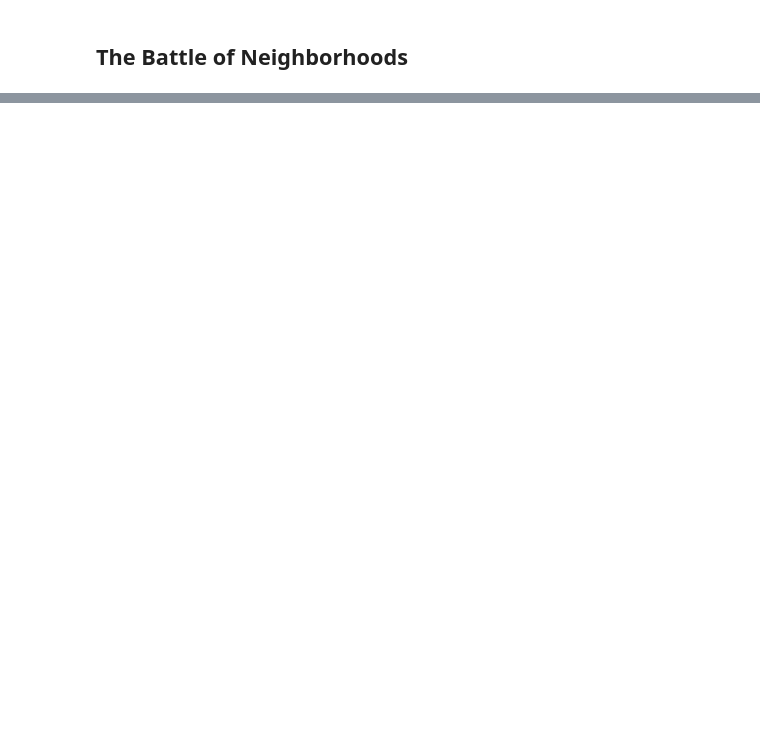
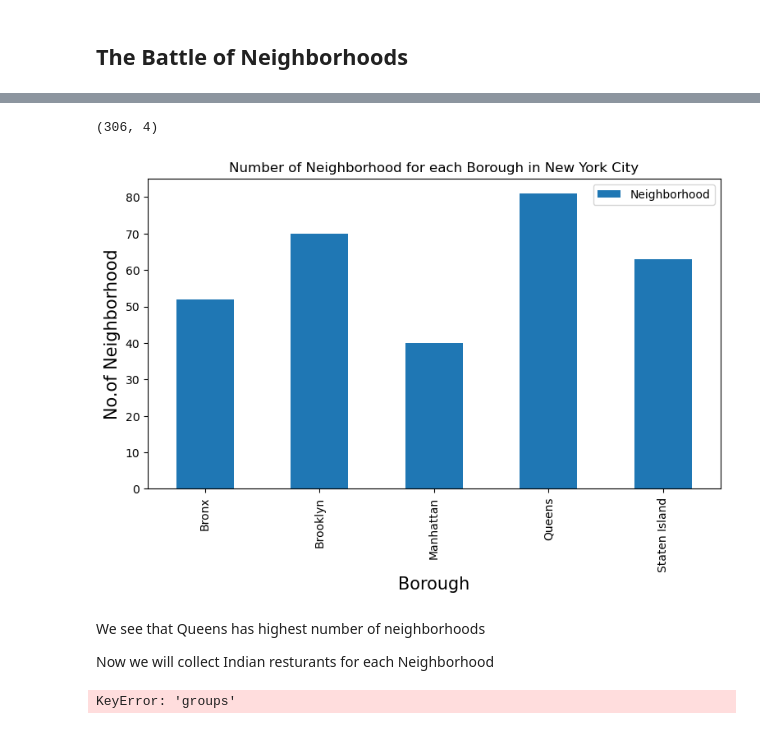
Before and after one commit to msoel/Coursera_Capstone, a Jupyter notebook: battle_neighborhoods.ipynb, the cells around one changed output, grey strips where cells are left out. Saved outputs shown, nothing was run; the diff lists cells and outputs as text; code cells hidden in the pictures; blank space fills up the shorter version.

Commit message:
final and data

```diff
--- a/battle_neighborhoods.ipynb
+++ b/battle_neighborhoods.ipynb
@@ -438,0 +152,26 @@ manhattan_merged.loc[manhattan_merged['Cluster Labels'] == 4, manhattan_merged.c
+# %%
+def get_new_york_data():
+    url='https://cocl.us/new_york_dataset'
+    resp=requests.get(url).json()
+    # all data is present in features label
+    features=resp['features']
+
+    # define the dataframe columns
+    column_names = ['Borough', 'Neighborhood', 'Latitude', 'Longitude']
+    # instantiate the dataframe
+    new_york_data = pd.DataFrame(columns=column_names)
+
+    for data in features:
+        borough = data['properties']['borough']
+        neighborhood_name = data['properties']['name']
+
+        neighborhood_latlon = data['geometry']['coordinates']
+        neighborhood_lat = neighborhood_latlon[1]
+        neighborhood_lon = neighborhood_latlon[0]
+
+        new_york_data = new_york_data.append({'Borough': borough,
+                                          'Neighborhood': neighborhood_name,
+                                          'Latitude': neighborhood_lat,
+                                          'Longitude': neighborhood_lon}, ignore_index=True)
+
+    return new_york_data
@@ -438,0 +180,3 @@ manhattan_merged.loc[manhattan_merged['Cluster Labels'] == 4, manhattan_merged.c
+# %%
+# get new york data
+new_york_data=get_new_york_data()
@@ -438,0 +192,45 @@ manhattan_merged.loc[manhattan_merged['Cluster Labels'] == 4, manhattan_merged.c
+# %%
+new_york_data.shape
+# %% [output]
+(306, 4)
+# %%
+
+plt.figure(figsize=(9,5), dpi = 100)
+# title
+plt.title('Number of Neighborhood for each Borough in New York City')
+#On x-axis
+plt.xlabel('Borough', fontsize = 15)
+#On y-axis
+plt.ylabel('No.of Neighborhood', fontsize=15)
+#giving a bar plot
+new_york_data.groupby('Borough')['Neighborhood'].count().plot(kind='bar')
+#legend
+plt.legend()
+#displays the plot
+plt.show()
+# %% [output]
+[figure, added]
+# %% [markdown]
+We see that Queens has highest number of neighborhoods
+
+Now we will collect Indian resturants for each Neighborhood
+# %%
+# prepare neighborhood list that contains indian resturants
+column_names=['Borough', 'Neighborhood', 'ID','Name']
+indian_rest_ny=pd.DataFrame(columns=column_names)
+count=1
+for row in new_york_data.values.tolist():
+    Borough, Neighborhood, Latitude, Longitude=row
+    venues = get_venues(Latitude,Longitude)
+    indian_resturants=venues[venues['Category']=='Indian Restaurant']
+    print('(',count,'/',len(new_york_data),')','Indian Resturants in '+Neighborhood+', '+Borough+':'+str(len(indian_resturants)))
+    for resturant_detail in indian_resturants.values.tolist():
+        id, name , category=resturant_detail
+        indian_rest_ny = indian_rest_ny.append({'Borough': Borough,
+                                                'Neighborhood': Neighborhood,
+                                                'ID': id,
+                                                'Name' : name
+                                               }, ignore_index=True)
+    count+=1
+# %% [output]
+KeyError: 'groups'
```
Also changed, not shown: parts of 46 cells of this notebook, 3 other files.
